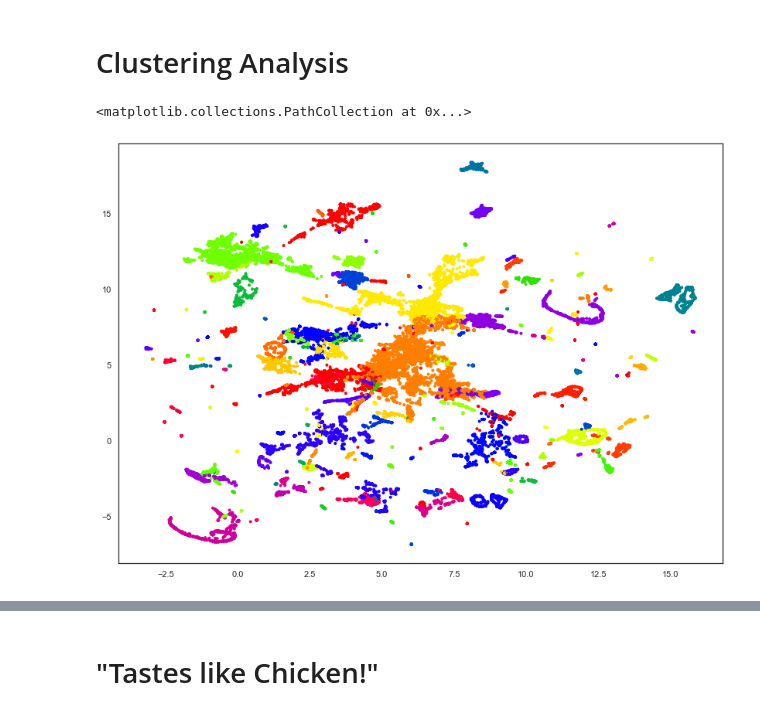
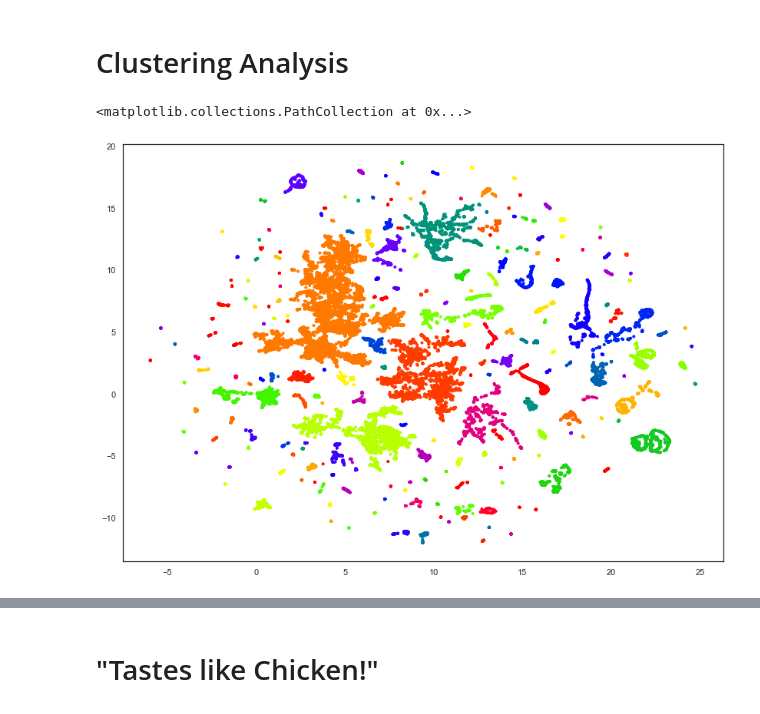
Before and after one commit to jhwaffles/cse6242-team58-project, a Jupyter notebook: embeddings.ipynb, the cells around one changed output, grey strips where cells are left out. Cells and saved outputs as stored; diff of their text form; code cells hidden in the pictures.

```diff
--- a/embeddings.ipynb
+++ b/embeddings.ipynb
@@ -54,7 +54,7 @@ MODEL = 0 # PV-DBOW
 VECTOR_SIZE = 300
 WINDOW_SIZE = df['molecules_count'].max()
 EPOCHS = 40
-DIM_REDUCTION = 3
+DIM_REDUCTION = 2
 # %% [markdown]
 # Train Model
 # %%
@@ -370,29 +154,20 @@ show(app)
 from sklearn.cluster import DBSCAN
 from matplotlib import cm
 # %%
-clustering_df = pd.DataFrame(projection, columns=('x', 'y', 'z'))
-clustering = DBSCAN(eps=.4, min_samples=10, n_jobs=-1).fit(clustering_df[['x','y','z']])
-clustering_df['cluster'] = clustering.fit_predict(clustering_df[['x','y','z']])
+clustering_df = pd.DataFrame(projection, columns=('x', 'y'))
+clustering = DBSCAN(eps=.4, min_samples=10, n_jobs=-1).fit(clustering_df[['x','y']])
+clustering_df['cluster'] = clustering.fit_predict(clustering_df[['x','y']])
 num_clusters = len(clustering_df['cluster'].unique())
 
 cmap = cm.get_cmap('prism', num_clusters)
-
-def rgba(index):
-    return (
-        cmap(index)[0]*255,
-        cmap(index)[1]*255,
-        cmap(index)[2]*255,
-        cmap(index)[3],
-    )
-
-plt.scatter(clustering_df['y'], clustering_df['z'],
+plt.scatter(clustering_df['x'], clustering_df['y'],
             marker='.', alpha=1,
             c=clustering_df['cluster'],
             cmap=cmap
            )
 # %% [output]
 <matplotlib.collections.PathCollection at 0x...>
-[figure, old version]
+[figure, new version]
 # %%
 cluster_groups = clustering_df['cluster'].value_counts().T
 cluster_groups = pd.DataFrame(cluster_groups)
```
Also changed, not shown: parts of 22 cells of this notebook.
